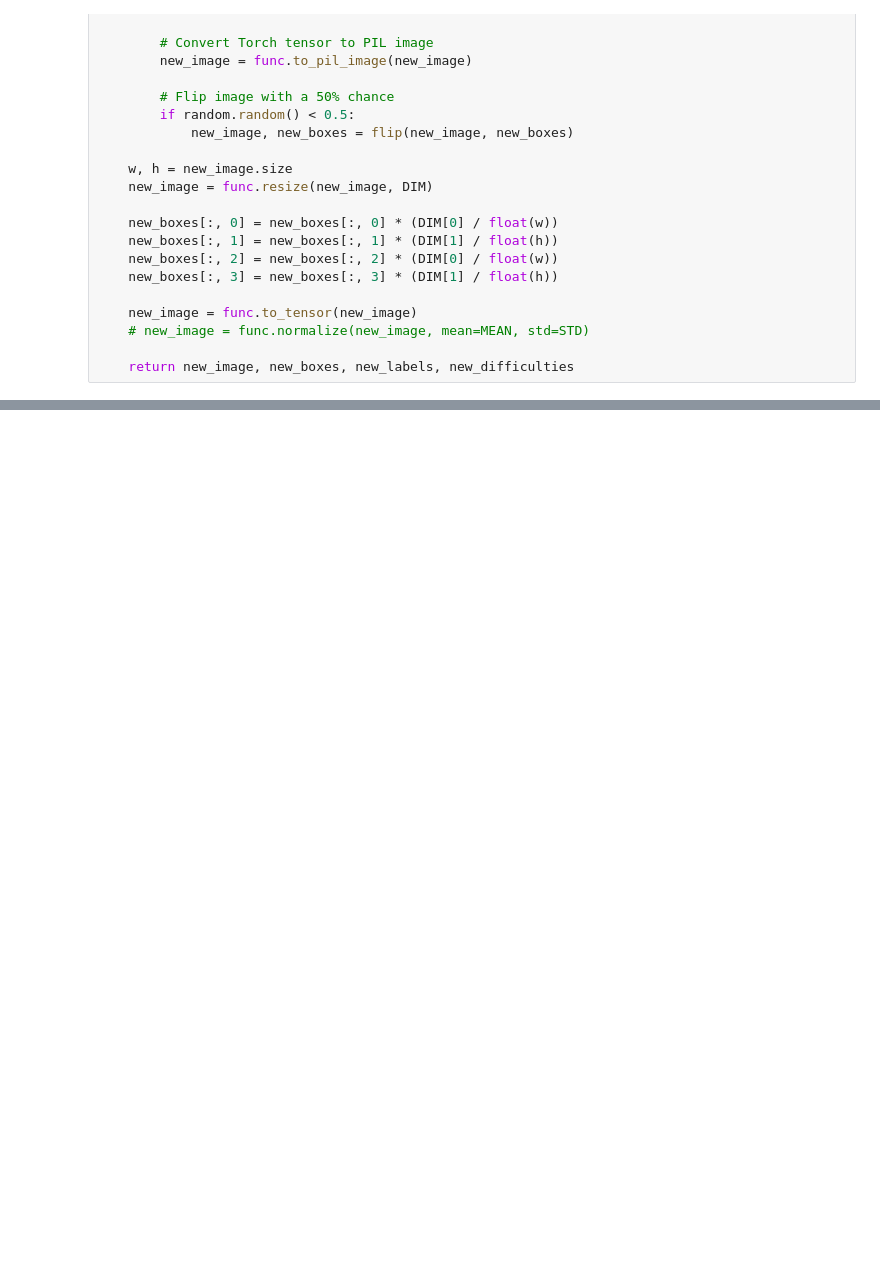
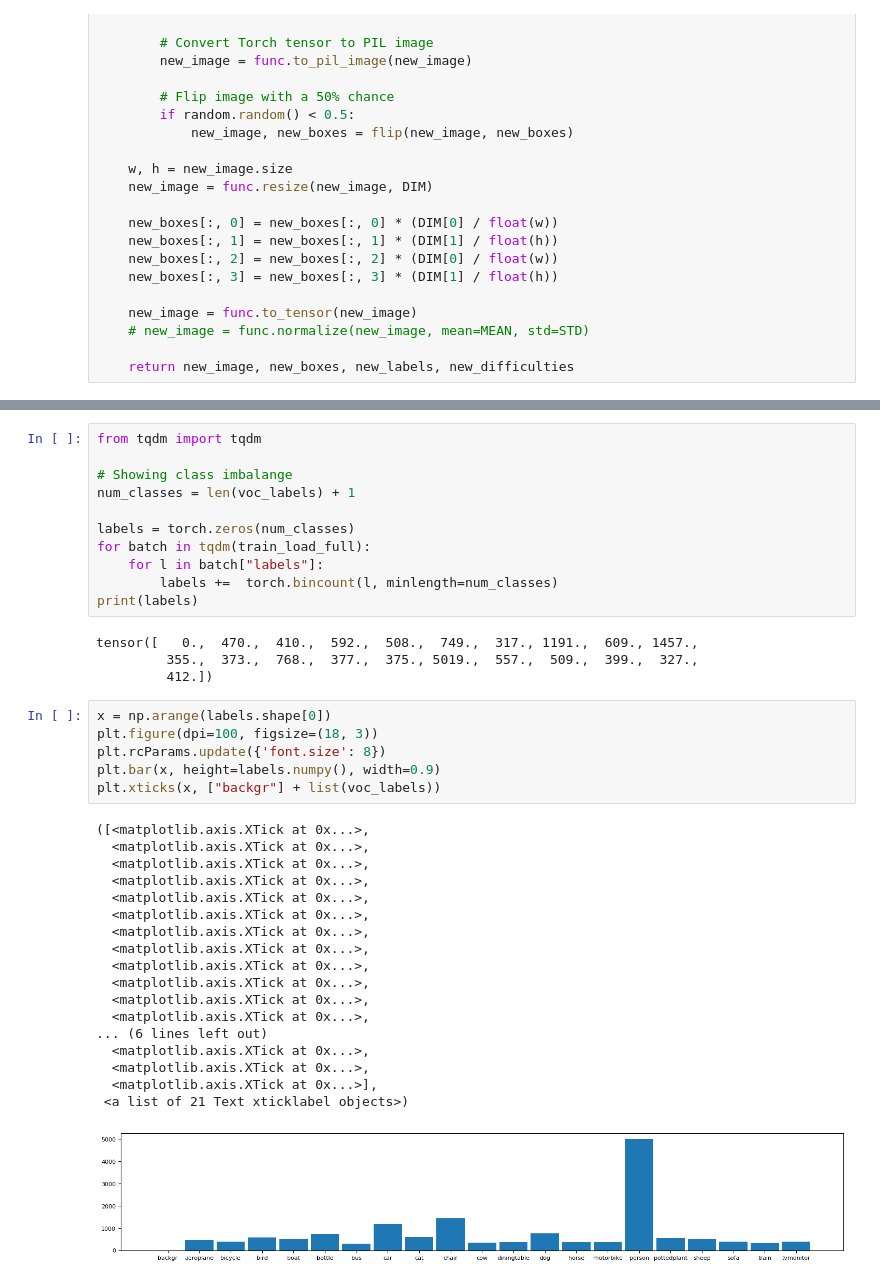
Before and after one commit to PavloZakala/ML_projects, a Jupyter notebook: object_detecion.ipynb, the cells around one changed output, grey strips where cells are left out. Saved outputs shown, nothing was run; the diff lists cells and outputs as text; blank space fills up the shorter version.

```diff
--- a/object_detecion.ipynb
+++ b/object_detecion.ipynb
@@ -400,0 +509,40 @@ torch.Size([1])
+# %%
+from tqdm import tqdm
+
+# Showing class imbalange
+num_classes = len(voc_labels) + 1
+
+labels = torch.zeros(num_classes)
+for batch in tqdm(train_load_full):
+    for l in batch["labels"]:
+        labels +=  torch.bincount(l, minlength=num_classes)
+print(labels)
+# %% [output]
+tensor([   0.,  470.,  410.,  592.,  508.,  749.,  317., 1191.,  609., 1457.,
+         355.,  373.,  768.,  377.,  375., 5019.,  557.,  509.,  399.,  327.,
+         412.])
+# %%
+x = np.arange(labels.shape[0])
+plt.figure(dpi=100, figsize=(18, 3))
+plt.rcParams.update({'font.size': 8})
+plt.bar(x, height=labels.numpy(), width=0.9)
+plt.xticks(x, ["backgr"] + list(voc_labels))
+# %% [output]
+([<matplotlib.axis.XTick at 0x...>,
+  <matplotlib.axis.XTick at 0x...>,
+  <matplotlib.axis.XTick at 0x...>,
+  <matplotlib.axis.XTick at 0x...>,
+  <matplotlib.axis.XTick at 0x...>,
+  <matplotlib.axis.XTick at 0x...>,
+  <matplotlib.axis.XTick at 0x...>,
+  <matplotlib.axis.XTick at 0x...>,
+  <matplotlib.axis.XTick at 0x...>,
+  <matplotlib.axis.XTick at 0x...>,
+  <matplotlib.axis.XTick at 0x...>,
+  <matplotlib.axis.XTick at 0x...>,
+... (6 lines left out)
+  <matplotlib.axis.XTick at 0x...>,
+  <matplotlib.axis.XTick at 0x...>,
+  <matplotlib.axis.XTick at 0x...>],
+ <a list of 21 Text xticklabel objects>)
+[figure, added]
```
Also changed, not shown: parts of 13 cells of this notebook.
